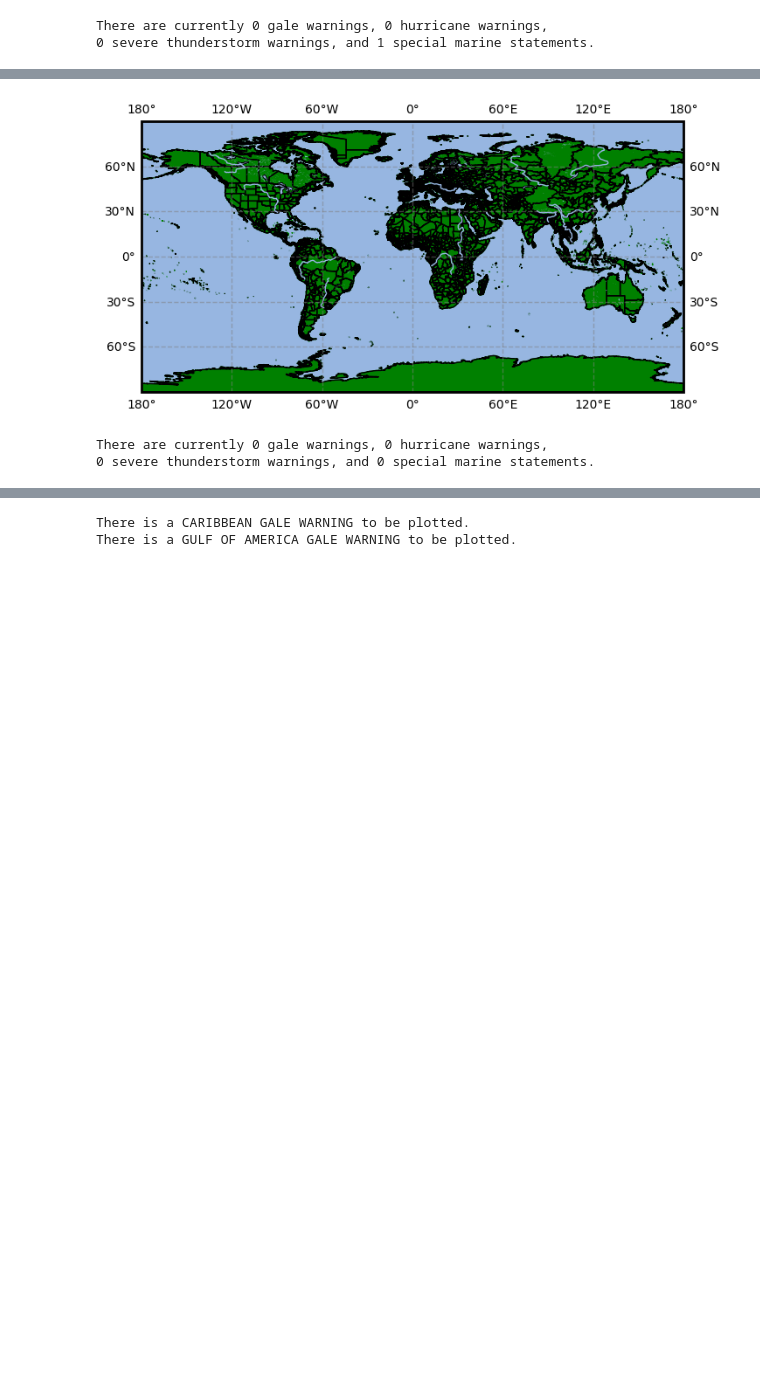
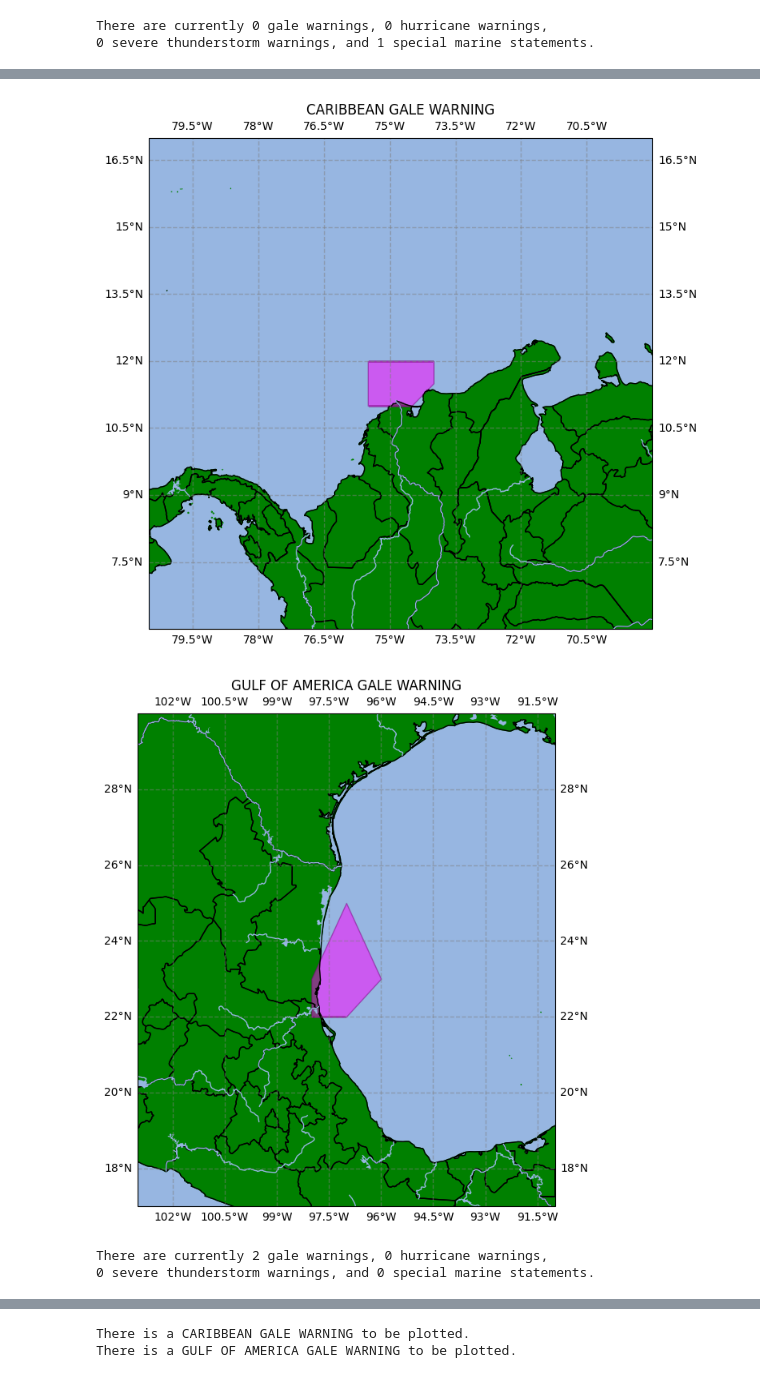
Before and after one commit to mumano/TC_watches_warnings, a Jupyter notebook: lapentaworkspace.ipynb, the cells around one changed output, grey strips where cells are left out. Drawn from its saved outputs; the diff is of its cells as text; code cells hidden in the pictures; blank space fills up the shorter version.

```diff
--- a/lapentaworkspace.ipynb
+++ b/lapentaworkspace.ipynb
@@ -898,7 +903,7 @@ def make_map():
 
 
 #app_warns = []
-url = f'https://www.nhc.noaa.gov/archive/text/HSFAT2/2025/HSFAT2.202510121521.txt'
+url = f'https://www.nhc.noaa.gov/archive/text/HSFAT2/2026/HSFAT2.202601100317.txt'
 infile = urllib.request.urlopen(url)
 f = infile.read()
 first = str(f).find('.WARNINGS')
@@ -908,7 +913,7 @@ f = str(f)[first:sec]      ## splices and shortens the report so that only the w
 fs = f.split('...')        ## found to be the best/easiest split to obtain lat/lon
 #print(fs)
 c = [0, 0, 0, 0]
-fig, ax = make_map()
+#fig, ax = make_map()
 
 if(f.find('WARNINGS') != -1):
     for each in fs:
@@ -978,3 +985,4 @@ print(f'There are currently {c[0]} gale warnings, {c[1]} hurricane warnings, \n{
-[figure, old version]
+[figure, new version]
-There are currently 0 gale warnings, 0 hurricane warnings,
-0 severe thunderstorm warnings, and 0 special marine statements.
+[figure, added]
+There are currently 2 gale warnings, 0 hurricane warnings,
+0 severe thunderstorm warnings, and 0 special marine statements.
```
Also changed, not shown: parts of 10 cells of this notebook.
